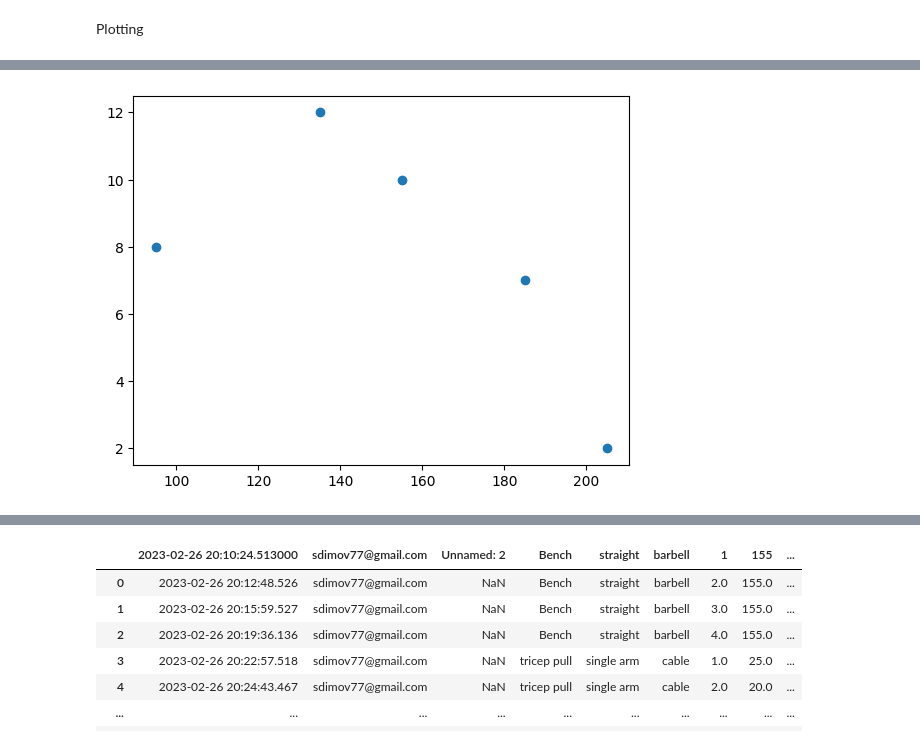
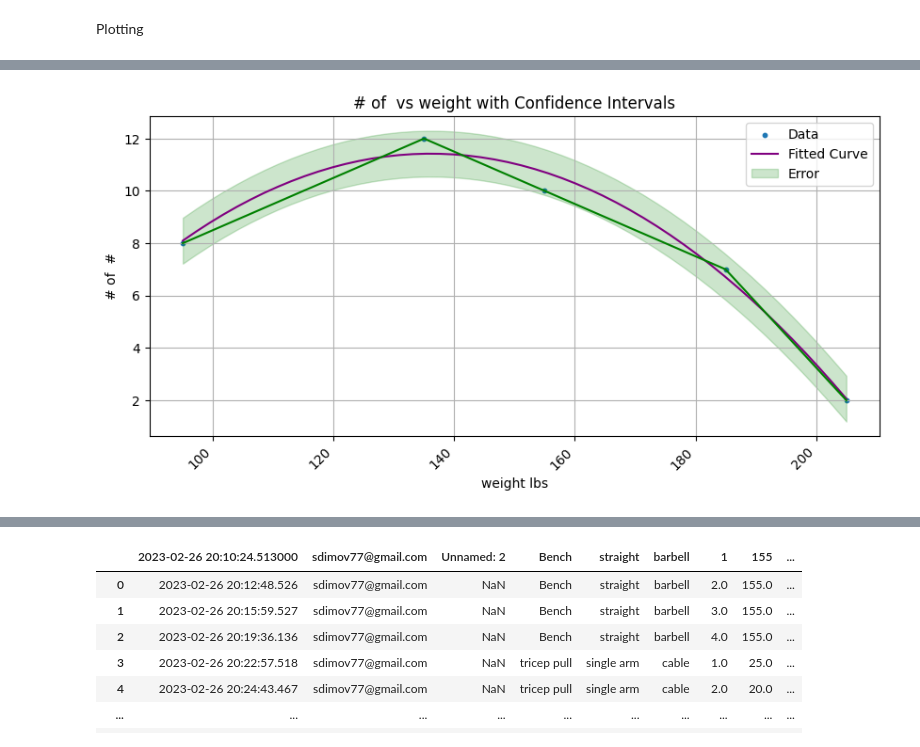
Before and after one commit to sdimov2/gym-log, a Jupyter notebook: gym-log.ipynb, the cells around one changed output, grey strips where cells are left out. Cells and saved outputs as stored; diff of their text form; code cells hidden in the pictures.

Commit message:
fixed some graphing issues with the pareto like function

```diff
--- a/gym-log.ipynb
+++ b/gym-log.ipynb
@@ -409,15 +424,25 @@ Plotting
 
 
 # Plotting
+def get_graph_details(unit):
+    if unit == "lbs":
+        label = "weight"
+    elif unit == "#":
+        label = "# of "
+    else:
+        label = "unit"
+        print("default case invoked! no change to unit/label")
+    return label
 
 # given a set of data, and following attributes, plot them
-def plot_desired_data(x_type, y_type, data_set, polynomial_degree, confidence_level):
+def plot_desired_data(x_unit, y_unit, data_set, polynomial_degree, confidence_level, scatter=False, workout=False):
     # data_set is a 2D array, polynomial_degree is a natural number, confidence_level is a float between 0 < x < 1
-
+    x_label = "x"
+    y_label = "y"
     y = []
     x = []
     for pair in data_set:
-        if x_type == "time":
+        if x_unit == "time":
             # Convert to a datetime object
             dt_object = datetime.fromtimestamp(pair[0])
             #datetime.strptime(child.get_child("timestamp").value, '%m/%d/%Y %H:%M:%S')
@@ -430,8 +455,20 @@ def plot_desired_data(x_type, y_type, data_set, polynomial_degree, confidence_le
             x.append(pair[0])
         y.append(pair[1])
 
+    x_label = get_graph_details(x_unit)
+    y_label = get_graph_details(y_unit)
+
     #obtain curve of best fit
-    y_fit = fit_curve(data_set, polynomial_degree)
+    if x_unit == "time":
+        y_fit = fit_curve(data_set, polynomial_degree, linspace="default")[2]
+        #print(y_fit)
+    else:
+        y_fit = fit_curve(data_set, polynomial_degree, linspace = np.linspace(np.min(x), np.max(x), 50))[2]
+        print(y_fit)
+    y_fit_original_size = fit_curve(data_set, polynomial_degree, linspace="default")[2]
+
+    print(data_set)
+    print(x, y)
 
     # Calculate prediction intervals
     upper = []
@@ -439,34 +476,45 @@ def plot_desired_data(x_type, y_type, data_set, polynomial_degree, confidence_le
     upper_dynamic = []
     lower_dynamic = []
 
-    for interval in calculate_prediction_intervals(data_set, y_fit, False, confidence_level):
+    for interval in calculate_prediction_intervals(data_set, y_fit, False, confidence_level, y_fit_original_size):
         lower.append(interval[0])
         upper.append(interval[1])
 
-    for interval in calculate_prediction_intervals(data_set, y_fit, True, confidence_level):
-        lower_dynamic.append(interval[0])
-        upper_dynamic.append(interval[1])
+
+
+    # this is causing type errors, kinda useless anyway
+    #for interval in calculate_prediction_intervals(data_set, y_fit, True, confidence_level):
+    #    lower_dynamic.append(interval[0])
+    #    upper_dynamic.append(interval[1])
 
     # Create the plot
     plt.subplots(figsize=(10, 5))
 
-    #plt.scatter(x, y, label='Data')
-    plt.plot(x, y_fit, color='purple', label='Fitted Curve')
-    plt.xlabel(x_type)
+    if scatter == True:
+        plt.scatter(x, y, label='Data', s=10)
+
+    if len(x) != len(y_fit):
+        x1 = np.linspace(np.min(x), np.max(x), len(y_fit))
+        plt.plot(x1, y_fit, color='purple', label='Fitted Curve')
+        plt.fill_between(x1, lower, upper, color='green', alpha=0.2, label='Error')
+        #plt.fill_between(x1, y, y_fit, color='red', alpha=0.5, label='Error')
+    else:
+        plt.plot(x, y_fit, color='purple', label='Fitted Curve')
+        plt.fill_between(x, lower, upper, color='green', alpha=0.2, label='Error')
+        plt.fill_between(x, y, y_fit, color='red', alpha=0.5, label='Error')
+    plt.xlabel(x_label + ' ' + x_unit)
     plt.gcf().autofmt_xdate()
-    plt.ylabel(y_type)
-    plt.title(y_type + ' vs ' + x_type + ' with Confidence Intervals')
+    plt.ylabel(y_label + ' ' + y_unit)
+    plt.title(y_label + ' vs ' + x_label + ' with Confidence Intervals')
     plt.xticks(rotation=45)
     plt.legend()
     plt.grid()
     plt.plot(x, y, 'g')
-    plt.fill_between(x, lower, upper, color='green', alpha=0.2, label='Error')
     #plt.fill_between(x, lower_dynamic, upper_dynamic, color='orange', alpha=0.5, label='Confidence Interval')
-    plt.fill_between(x, y, y_fit, color='red', alpha=0.5, label='Error')
     plt.show()
 
 data = get_coord_pairs_from_user("user0", "body_weight", True)[0]
-plot_desired_data("time", "body weight", data, 3, .95)
+plot_desired_data("time", "body weight", data, 3, .95, False)
 
 steve_data = filter_entries(global_data[1:], "users", ["sdimov77@gmail.com"])
 
@@ -480,16 +528,9 @@ data = get_data_from_entries(steve_data, 7, 8, "float", "int")[0]
 
 data = pareto(data)
 
-x = []
-y = []
-for element in data:
-    x.append(element[0])
-    y.append(element[1])
+data = sorted(data, key=lambda x: x[0])
 
-plt.scatter(x, y)
-#plot_desired_data("Bench weight", "reps", maxes, 2, 0.95)
-
-
+plot_desired_data("lbs", "#", data, 2, 0.95, True)
 
 #plt.scatter(get_data_from_entries(steve_data, 7, 8)[1], get_data_from_entries(steve_data, 7, 8)[2])
 #data = get_coord_pairs_from_user("user0", "activity", True)[0]
@@ -497,5 +538,5 @@ plt.scatter(x, y)
 
 #alex data, test for another user
 data = get_coord_pairs_from_user("user1", "body_weight", True)[0]
-plot_desired_data("time", "body weight", data, 2, 0.95)
+plot_desired_data("time", "body weight", data, 2, 0.95, True)
 # %% [output]
@@ -506 +559 @@ plot_desired_data("time", "body weight", data, 2, 0.95)
-[figure, old version]
+[figure, new version]
```
Also changed, not shown: parts of 2 cells of this notebook.
